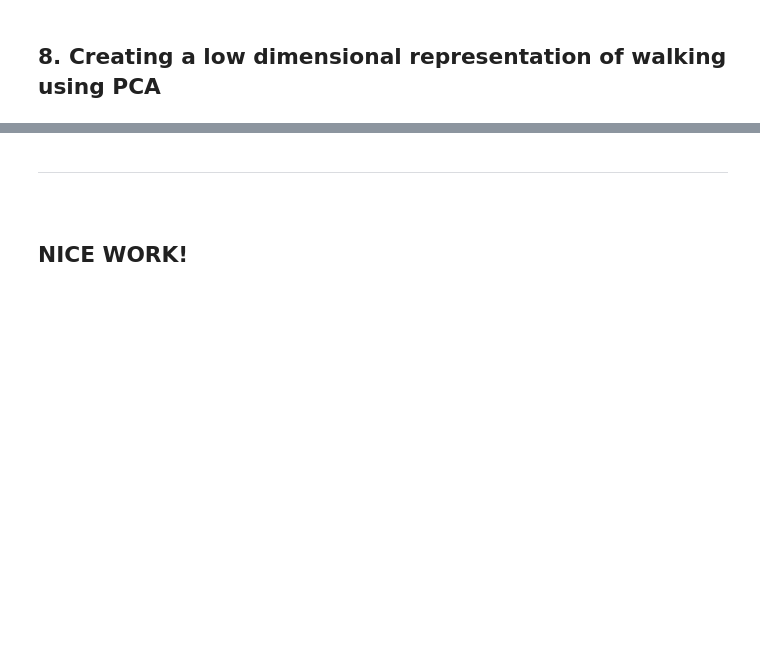
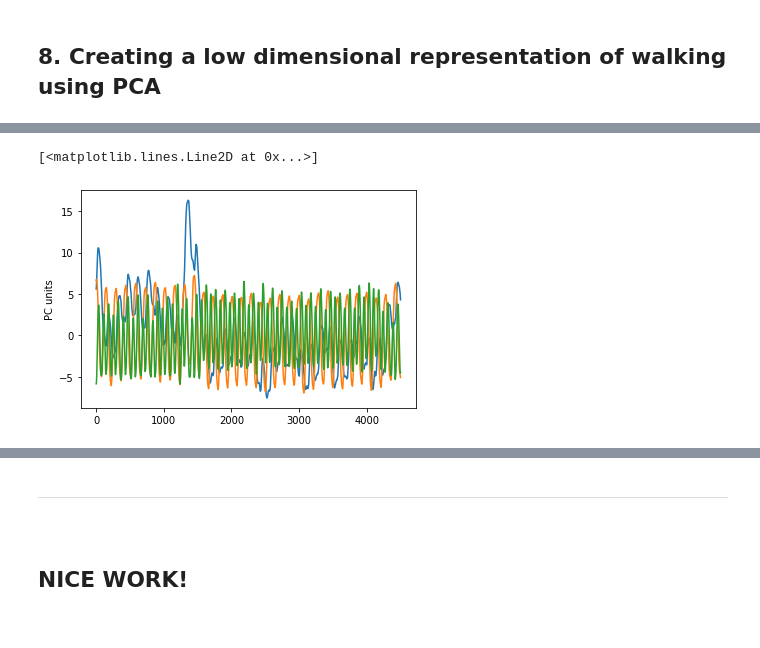
Before and after one commit to neurologic/NeurophysiologyModules, a Jupyter notebook: Kinematics_WithPCA_WBDSdataset_WithOutput.ipynb, the cells around one changed output, grey strips where cells are left out. Saved outputs shown, nothing was run; the diff lists cells and outputs as text; code cells hidden in the pictures; blank space fills up the shorter version.

```diff
--- a/Kinematics_WithPCA_WBDSdataset_WithOutput.ipynb
+++ b/Kinematics_WithPCA_WBDSdataset_WithOutput.ipynb
@@ -442,0 +530,12 @@ fig.update_layout(width=500, height=500)
+# %%
+hfig,ax = plt.subplots(1)
+# ax.set_xlabel('seconds')
+ax.set_ylabel('PC units')
+# ax.set_yticklabels([])
+
+ax.plot(df_pca['PC0'])
+ax.plot(df_pca['PC1'])
+ax.plot(df_pca['PC2'])
+# %% [output]
+[<matplotlib.lines.Line2D at 0x...>]
+[figure, added]
```
Also changed, not shown: parts of 18 cells of this notebook.
